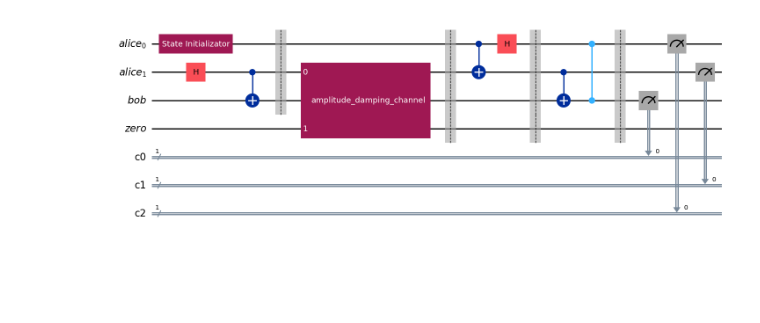
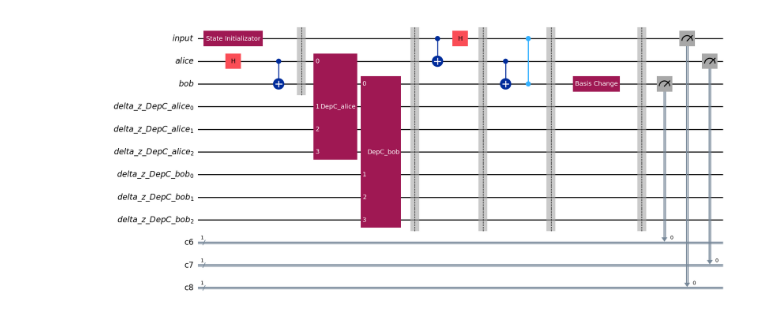
Before and after one commit to pdbruno/tesis, a Jupyter notebook: test.ipynb, the cells around one changed output. Saved outputs shown, nothing was run; the diff lists cells and outputs as text; code cells hidden in the pictures; blank space fills up the shorter version.

```diff
--- a/test.ipynb
+++ b/test.ipynb
@@ -37,32 +10,11 @@ def amplitude_damping_channel(p):
-# %%
-alice_reg = QuantumRegister(2, name="alice")
-bob_reg = QuantumRegister(1, name="bob")
-qc = QuantumCircuit(alice_reg, bob_reg)
-bob_class_reg = ClassicalRegister(1)
-qc.add_register(bob_class_reg)
-alice_bell_class_reg = ClassicalRegister(1)
-qc.add_register(alice_bell_class_reg)
-alice_psi_class_reg = ClassicalRegister(1)
-qc.add_register(alice_psi_class_reg)
-
-qc.append(UnitaryGate(Operator.from_label("I").data, label='State Initializator'), [alice_reg[0]])
-
-entangle(qc, alice_reg[1], bob_reg[0])
-qc.barrier()
-amplitude_damping_channel(0.5)(qc, alice_reg[1])
-sin_ruido(qc, bob_reg[0])
-qc.barrier()
-bell_basis(qc, alice_reg[0], alice_reg[1])
-qc.barrier()
-bob_correction(qc, alice_reg[1], alice_reg[0], bob_reg[0])
-qc.barrier()
-
-#basis_change(qc, bob_reg[0])
-
-qc.measure(bob_reg[0], bob_class_reg)
-qc.measure(alice_reg[0], alice_psi_class_reg)
-qc.measure(alice_reg[1], alice_bell_class_reg)
-
-qc.draw('mpl')
-# %% [output]
-[figure, removed]
+# %%
+qc = get_circuit(
+    Operator.from_label("I"),
+    DepolarizingChannel(0.5),
+    DepolarizingChannel(0.5),
+    Operator.from_label("I"),
+)
+
+qc.draw("mpl")
+# %% [output]
+[figure, added]
```
Also changed, not shown: parts of 3 cells of this notebook, 4 other files.
